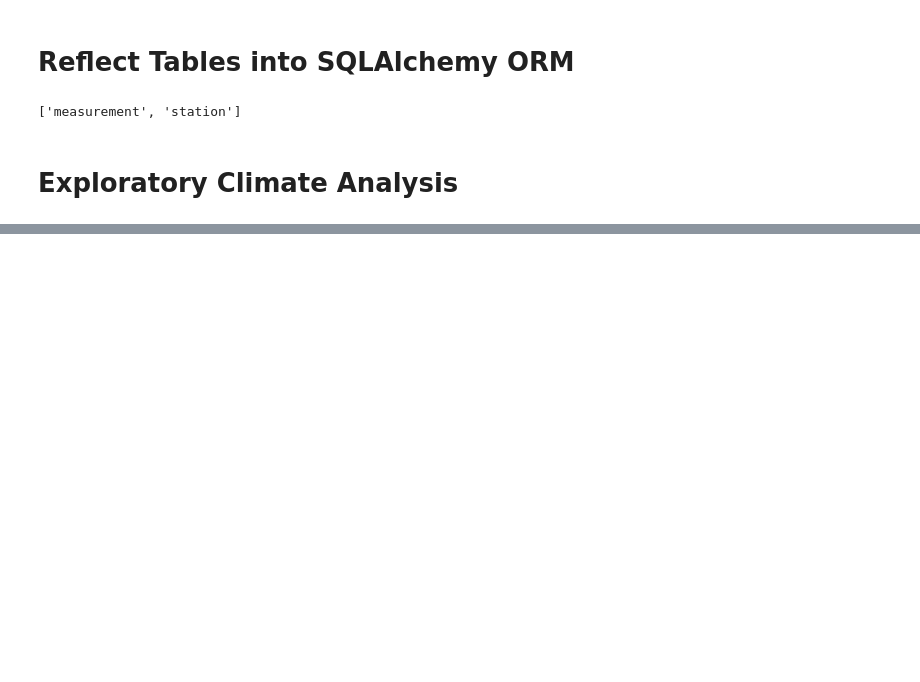
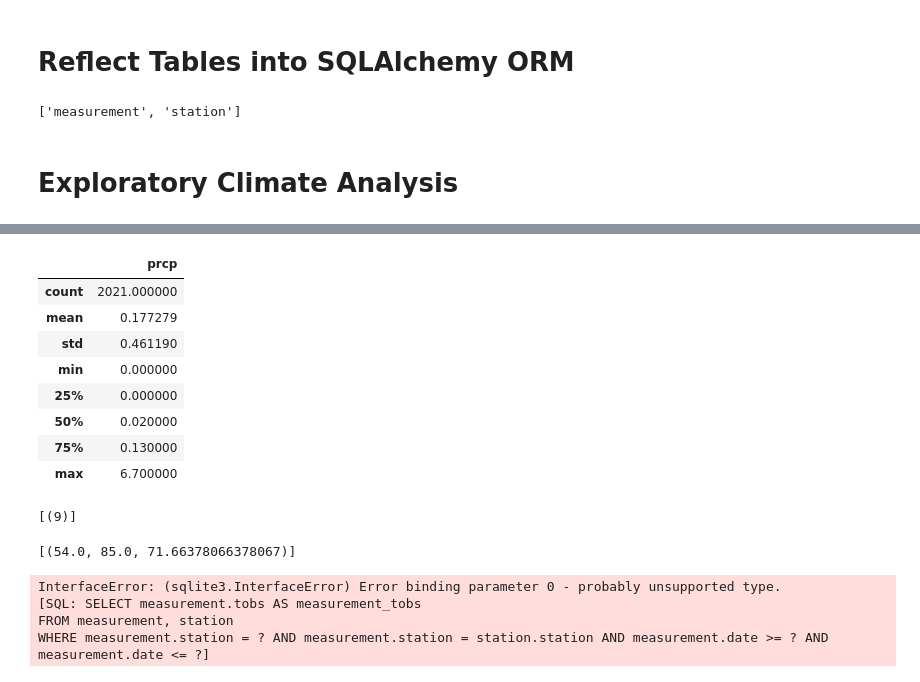
Before and after one commit to CecilyGriffin/SQL_Alchemy, a Jupyter notebook: climate.ipynb, the cells around one changed output, grey strips where cells are left out. Cells and saved outputs as stored; diff of their text form; code cells hidden in the pictures; blank space fills up the shorter version.

```diff
--- a/climate.ipynb
+++ b/climate.ipynb
@@ -52,2 +90,13 @@ session = Session(engine)
 # %%
-# Use Pandas Plotting with Matplotlib to plot the data
+# Use Pandas to calcualte the summary statistics for the precipitation data
+DF.describe()
+# %% [output]
+|  | prcp |
+| count | 2021.000000 |
+| mean | 0.177279 |
+| std | 0.461190 |
+| min | 0.000000 |
+| 25% | 0.000000 |
+| 50% | 0.020000 |
+| 75% | 0.130000 |
+| max | 6.700000 |
@@ -56,5 +103,8 @@ session = Session(engine)
 # %%
-# Design a query to show how many stations are available in this dataset?
+# Design a query to show how many stations are available in this dataset
+session.query(func.count(station.station)).all()
+# %% [output]
+[(9)]
 # %%
 # What are the most active stations? (i.e. what stations have the most rows)?
 # List the stations and the counts in descending order.
@@ -61,6 +114,19 @@ session = Session(engine)
 # %%
 # Using the station id from the previous query, calculate the lowest temperature recorded,
 # highest temperature recorded, and average temperature of the most active station?
+session.query(func.min(measurement.tobs),func.max(measurement.tobs), func.avg(measurement.tobs)).filter(measurement.station == "USC00519281").all()
+# %% [output]
+[(54.0, 85.0, 71.66378066378067)]
 # %%
 # Choose the station with the highest number of temperature observations.
 # Query the last 12 months of temperature observation data for this station and plot the results as a histogram
+
+# finds tobs for most active station
+most_active_station_tobs = session.query(measurement.tobs).\
+filter(measurement.station == mostactive, measurement.station == station.station,\
+       measurement.date >="2016-08-24", measurement.date <="2017-08-23").all()
+# %% [output]
+InterfaceError: (sqlite3.InterfaceError) Error binding parameter 0 - probably unsupported type.
+[SQL: SELECT measurement.tobs AS measurement_tobs
+FROM measurement, station
+WHERE measurement.station = ? AND measurement.station = station.station AND measurement.date >= ? AND measurement.date <= ?]
```
Also changed, not shown: parts of 19 cells of this notebook, 1 other file.
